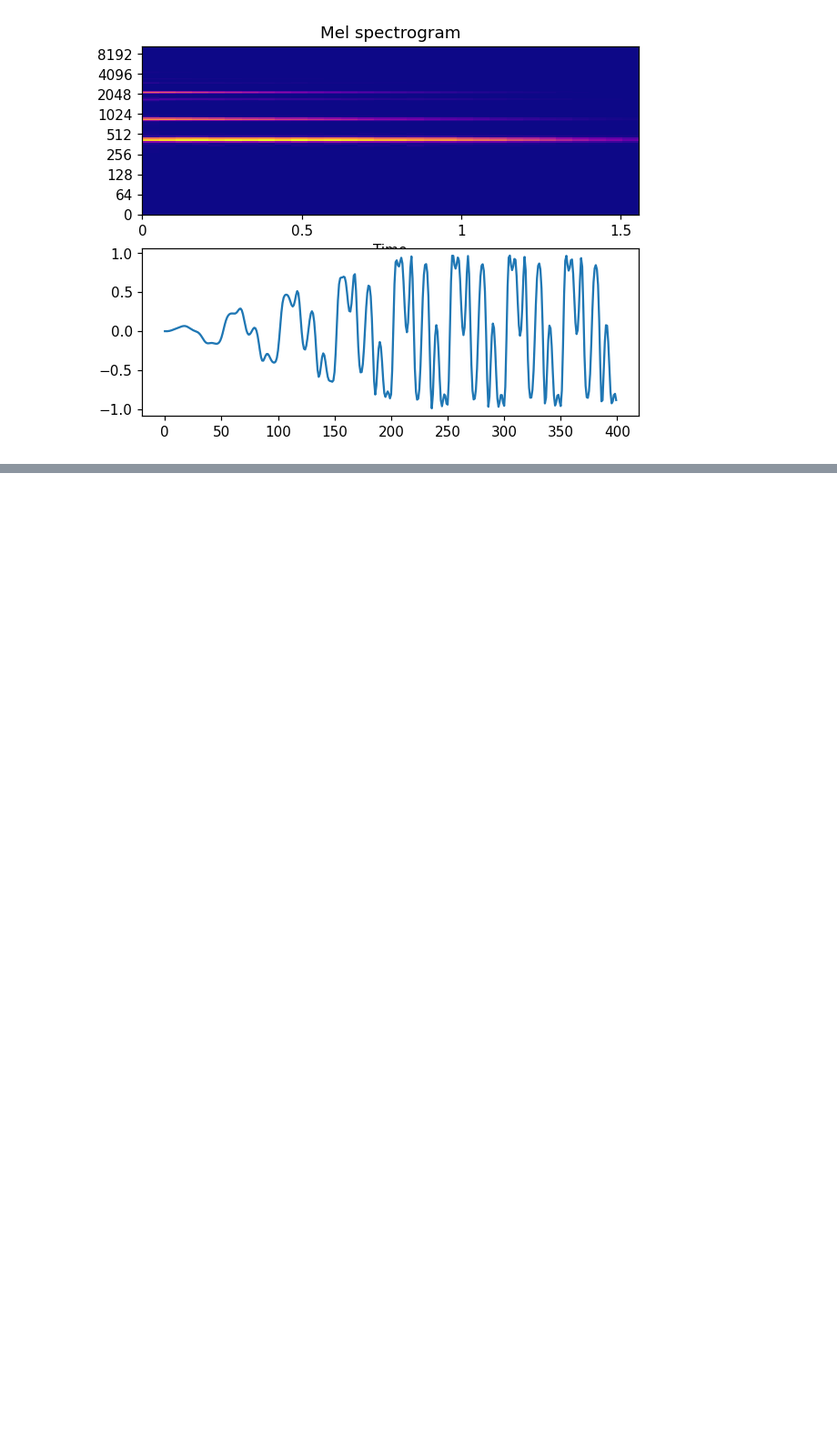
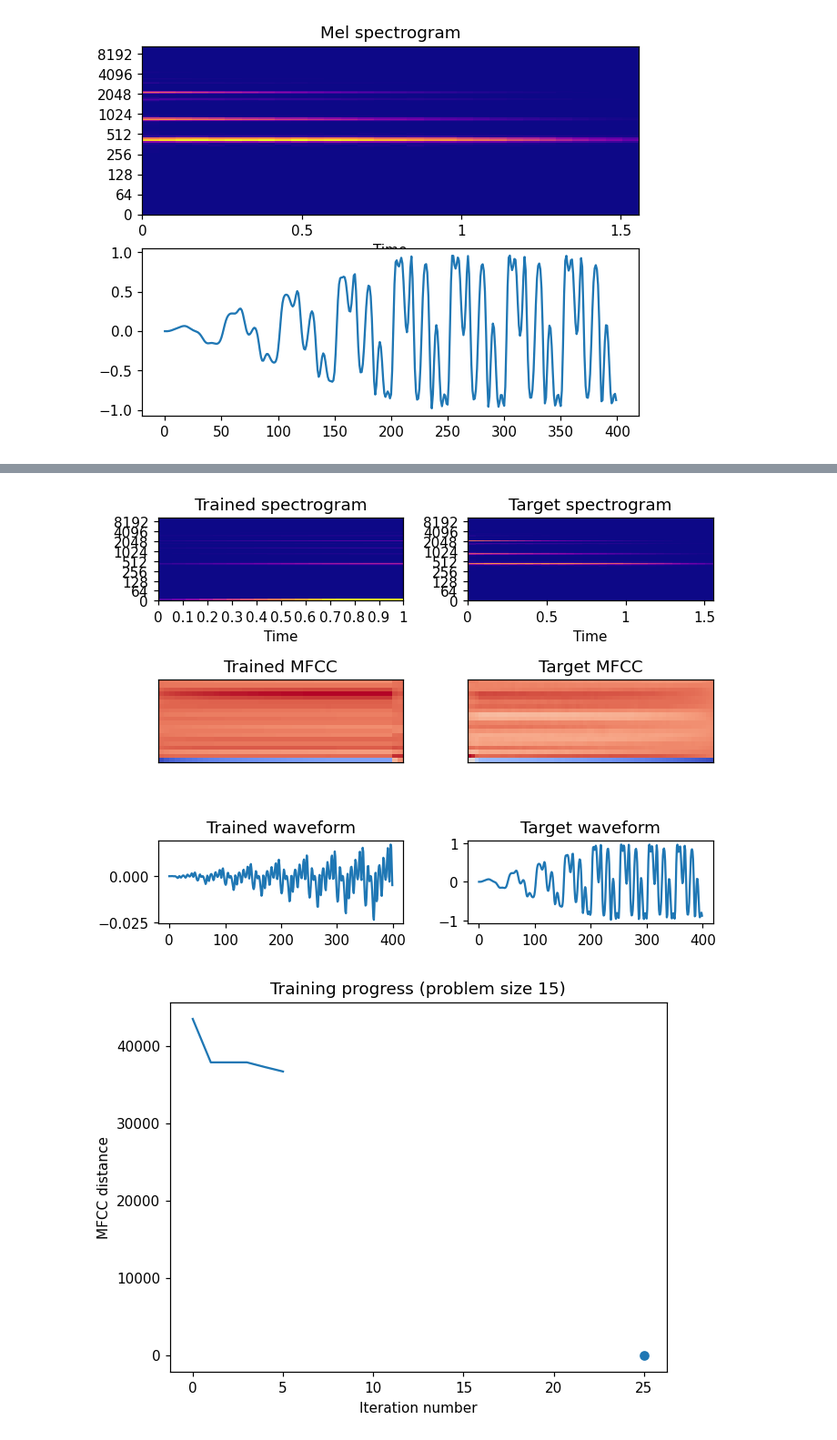
Before and after one commit to Wint3rmute/luthier, a Jupyter notebook: rust.ipynb, the cells around one changed output, grey strips where cells are left out. Shown at 91% size. Drawn from its saved outputs; the diff is of its cells as text; code cells hidden in the pictures; blank space fills up the shorter version.

```diff
--- a/rust.ipynb
+++ b/rust.ipynb
@@ -173,0 +109,63 @@ distances = []
+# %%
+target_audio = fm_sample
+
+MAX_ITERATIONS = 25
+POPULATION_SIZE = 40
+
+def optimise_freq_and_mod(x):
+    graph = complex_fm()
+    graph.set_inputs(x)
+    generated_audio = Sample(graph.play(len(target_audio)))
+    dist = target_audio.mfcc_distance(generated_audio)
+
+    return dist
+
+def show_comparison(x):
+    graph = complex_fm()
+    graph.set_inputs(x)
+
+    generated_audio = Sample(graph.play(num_samples = SAMPLE_RATE * 1))
+    fig, ((ax1, ax2), (ax3, ax4), (ax5, ax6)) = plt.subplots(3, 2, sharex=False, sharey=False)
+
+    generated_audio.show_player()
+    target_audio.show_player()
+
+    generated_audio.plot_spectrogram(ax1, "Trained spectrogram")
+    generated_audio.plot_waveform(ax5, title="Trained waveform")
+    generated_audio.plot_mfcc(ax3, title="Trained MFCC")
+
+    target_audio.plot_spectrogram(ax2, title="Target spectrogram")
+    target_audio.plot_waveform(ax6, title="Target waveform")
+    target_audio.plot_mfcc(ax4, title="Target MFCC")
+
+    fig.tight_layout()
+    # plt.savefig(f'{time.time()}.png')
+    plt.show()
+
+target_fun_values = []
+def callback(x, convergence):
+    clear_output()
+    target_fun = optimise_freq_and_mod(x)
+    target_fun_values.append(target_fun)
+    show_comparison(x)
+    plt.plot(target_fun_values)
+    plt.scatter(MAX_ITERATIONS, 0)
+    plt.title(f"Training progress (problem size {len(x)})")
+    plt.xlabel("Iteration number")
+    plt.ylabel("MFCC distance")
+    plt.show()
+
+num_params = complex_fm().num_inputs()
+print("Solving for num inputs", num_params)
+solution = differential_evolution(
+    optimise_freq_and_mod,
+    [ (-1, 1) for i in range(num_params) ],
+    workers=8,
+    maxiter=MAX_ITERATIONS,
+    popsize=POPULATION_SIZE,
+    polish=False,
+    disp=False,
+    callback=callback
+)
+print(solution)
+# %% [output]
@@ -173,0 +174,2 @@ distances = []
+[figure, added]
+[figure, added]
```
Also changed, not shown: parts of 4 cells of this notebook, 3 other files.
